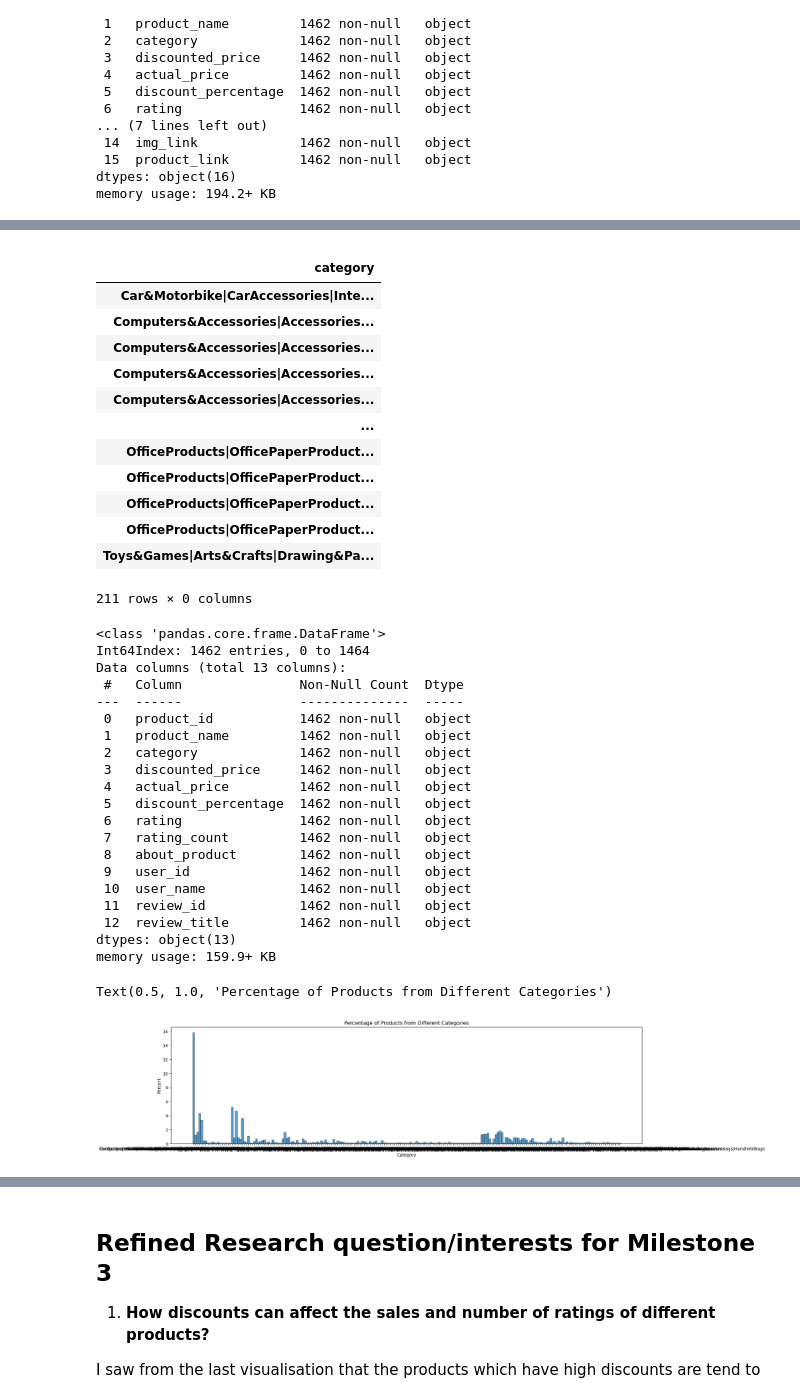
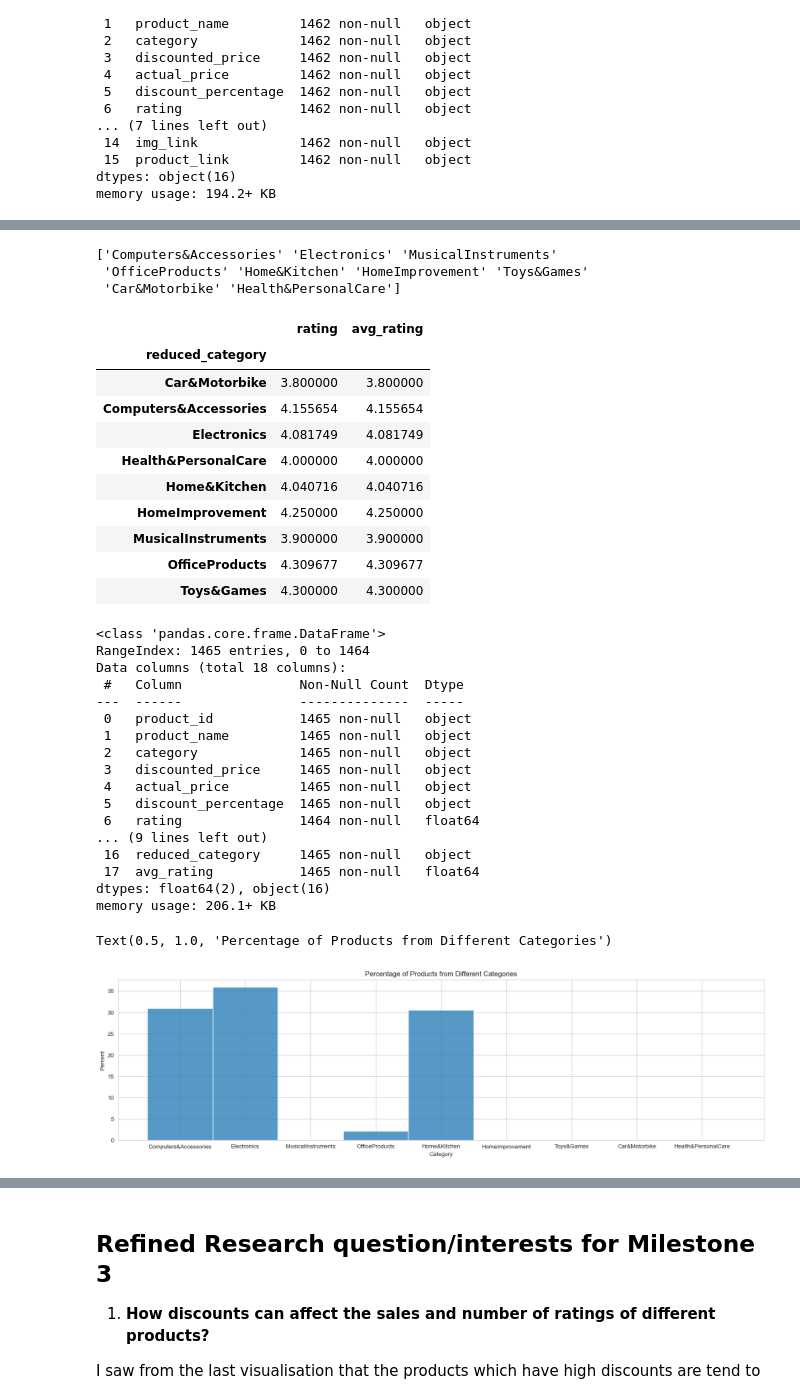
Before and after one commit to ubco-W2022T2-data301/project-group-group61, a Jupyter notebook: analysis/analysis1.ipynb, the cells around one changed output, grey strips where cells are left out. Saved outputs shown, nothing was run; the diff lists cells and outputs as text; code cells hidden in the pictures.

```diff
--- a/analysis/analysis1.ipynb
+++ b/analysis/analysis1.ipynb
@@ -127,22 +119,34 @@ array(['Computers&Accessories', 'Electronics', 'MusicalInstruments',
+# %%
+#Unique category
+
+def reduce_category(cat):
+    return cat.split('|')[0]
+
+df['reduced_category'] = df['category'].apply(reduce_category)
+print(df['reduced_category'].unique())
+
+df['rating'] = pd.to_numeric(df['rating'], errors='coerce') # convert 'rating' to numeric
+df['avg_rating'] = df.groupby('reduced_category')['rating'].transform('mean')
+# %% [output]
+['Computers&Accessories' 'Electronics' 'MusicalInstruments'
+ 'OfficeProducts' 'Home&Kitchen' 'HomeImprovement' 'Toys&Games'
+ 'Car&Motorbike' 'Health&PersonalCare']
 # %%
 #grouping by the mean of each category
 
-df.groupby(['category']).mean()
+df.groupby(['reduced_category']).mean()
 # %% [output]
-|  |
-| category |
-| Car&Motorbike|CarAccessories|Inte... |
-| Computers&Accessories|Accessories... |
-| Computers&Accessories|Accessories... |
-| Computers&Accessories|Accessories... |
-| Computers&Accessories|Accessories... |
-| ... |
-| OfficeProducts|OfficePaperProduct... |
-| OfficeProducts|OfficePaperProduct... |
-| OfficeProducts|OfficePaperProduct... |
-| OfficeProducts|OfficePaperProduct... |
-| Toys&Games|Arts&Crafts|Drawing&Pa... |
+|  | rating | avg_rating |
+| reduced_category |  |  |
+| Car&Motorbike | 3.800000 | 3.800000 |
+| Computers&Accessories | 4.155654 | 4.155654 |
+| Electronics | 4.081749 | 4.081749 |
+| Health&PersonalCare | 4.000000 | 4.000000 |
+| Home&Kitchen | 4.040716 | 4.040716 |
+| HomeImprovement | 4.250000 | 4.250000 |
+| MusicalInstruments | 3.900000 | 3.900000 |
+| OfficeProducts | 4.309677 | 4.309677 |
+| Toys&Games | 4.300000 | 4.300000 |
-211 rows × 0 columns
 # %%
 #Drop specific columns
 
@@ -151,37 +155,36 @@ df = df.drop(columns=['product_link', 'img_link', 'review_content'])
 df.info()
 # %% [output]
 <class 'pandas.core.frame.DataFrame'>
-Int64Index: 1462 entries, 0 to 1464
-Data columns (total 13 columns):
+RangeIndex: 1465 entries, 0 to 1464
+Data columns (total 18 columns):
  #   Column               Non-Null Count  Dtype
 ---  ------               --------------  -----
- 0   product_id           1462 non-null   object
- 1   product_name         1462 non-null   object
- 2   category             1462 non-null   object
- 3   discounted_price     1462 non-null   object
- 4   actual_price         1462 non-null   object
- 5   discount_percentage  1462 non-null   object
- 6   rating               1462 non-null   object
- 7   rating_count         1462 non-null   object
- 8   about_product        1462 non-null   object
- 9   user_id              1462 non-null   object
- 10  user_name            1462 non-null   object
- 11  review_id            1462 non-null   object
- 12  review_title         1462 non-null   object
-dtypes: object(13)
-memory usage: 159.9+ KB
+ 0   product_id           1465 non-null   object
+ 1   product_name         1465 non-null   object
+ 2   category             1465 non-null   object
+ 3   discounted_price     1465 non-null   object
+ 4   actual_price         1465 non-null   object
+ 5   discount_percentage  1465 non-null   object
+ 6   rating               1464 non-null   float64
+... (9 lines left out)
+ 16  reduced_category     1465 non-null   object
+ 17  avg_rating           1465 non-null   float64
+dtypes: float64(2), object(16)
+memory usage: 206.1+ KB
 # %%
 #This histogram shows the percent of products from each category.
 
+
 plt.figure(figsize=(20,5))
+sns.histplot(data=df, x='reduced_category', stat='percent')
 
-sns.histplot(data=df, x='category', stat='percent')
 plt.xlabel('Category')
 plt.ylabel('Percent')
 plt.title('Percentage of Products from Different Categories')
 
+
 #This shows that categories 'Electronics', 'Computer and Accessories' and 'Home and Kitchen' have the highest percetages of sale.
 # %% [output]
 Text(0.5, 1.0, 'Percentage of Products from Different Categories')
-[figure, old version]
+[figure, new version]
 # %%
```
Also changed, not shown: parts of 15 cells of this notebook, 3 other files.
